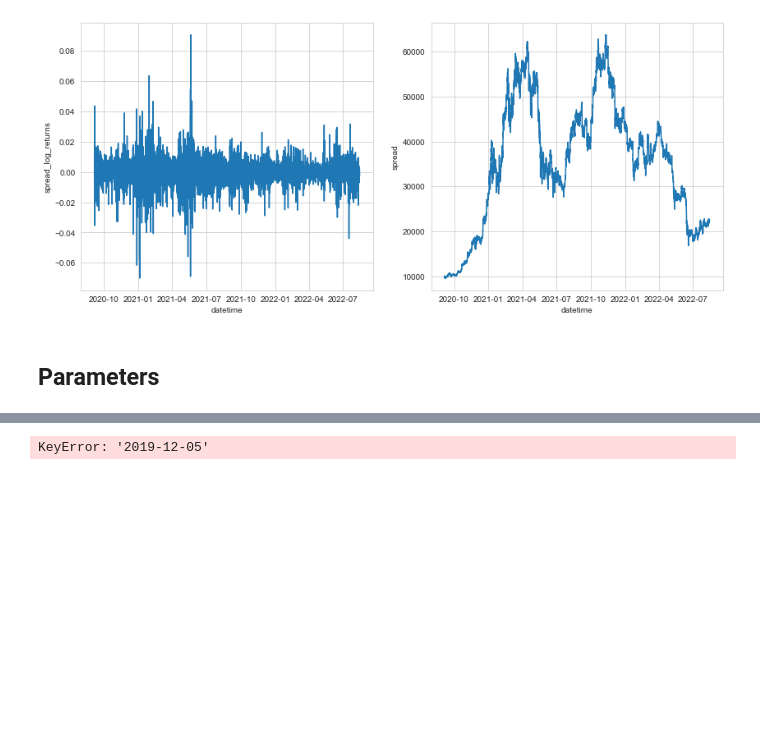
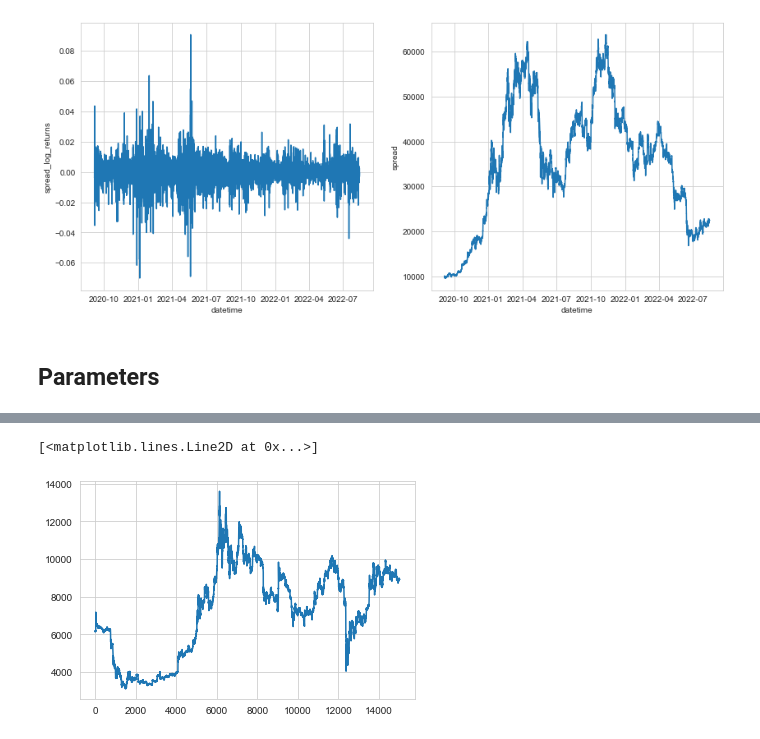
Before and after one commit to Tristan-C-13/modelling-non-stationary-time-series, a Jupyter notebook: meeting.ipynb, the cells around one changed output, grey strips where cells are left out. Drawn from its saved outputs; the diff is of its cells as text; code cells hidden in the pictures; blank space fills up the shorter version.

```diff
--- a/meeting.ipynb
+++ b/meeting.ipynb
@@ -86,6 +86,6 @@ p = 1  # order of the tvAR(p)
 k = 3  # order of the spline interpolation
 # %%
 n_simulations = 5000
-start, end = get_dates_str(n_simulations, '2020-06-30')
+start, end = get_dates_str((n_simulations + 10_000), '2020-06-30')
 data_df = load_spread_btc_eth(start, end)
 # %% [output]
@@ -95,4 +94,6 @@ data_df.head()
-# %%
-load_spread_btc_eth()
-# %% [output]
-KeyError: '2019-12-05'
+# %%
+fig, ax = plt.subplots()
+ax.plot(data_df['spread'].to_numpy())
+# %% [output]
+[<matplotlib.lines.Line2D at 0x...>]
+[figure, added]
```
Also changed, not shown: parts of 2 cells of this notebook, 1 other file.
